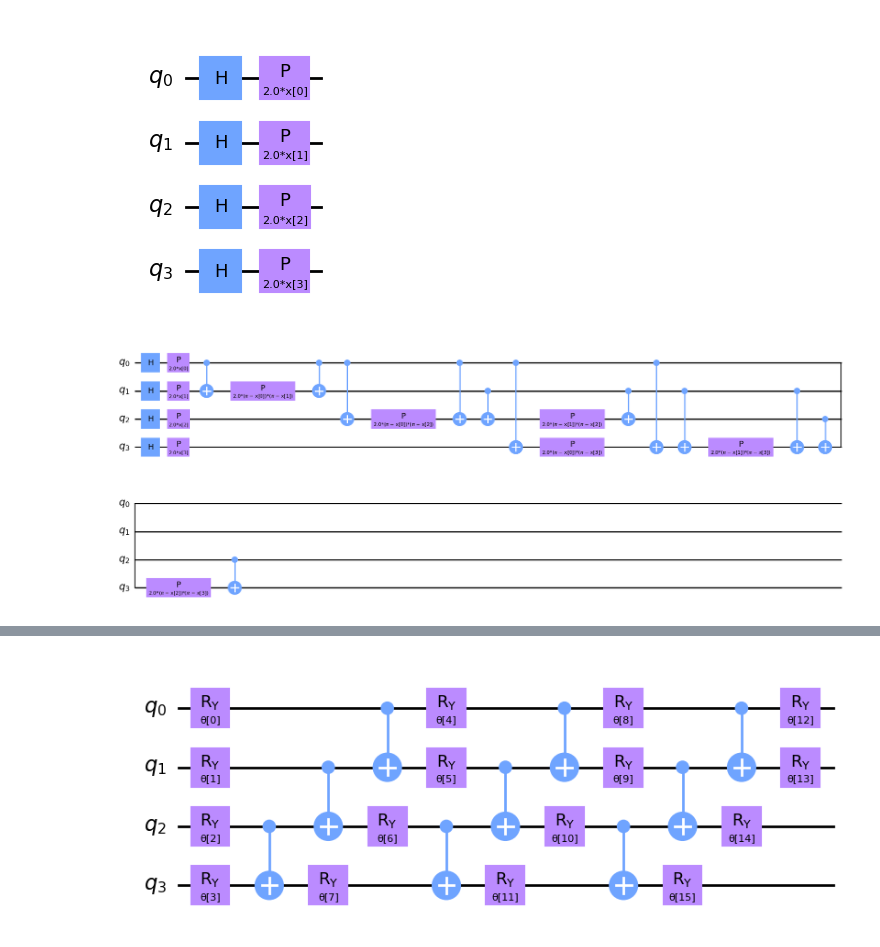
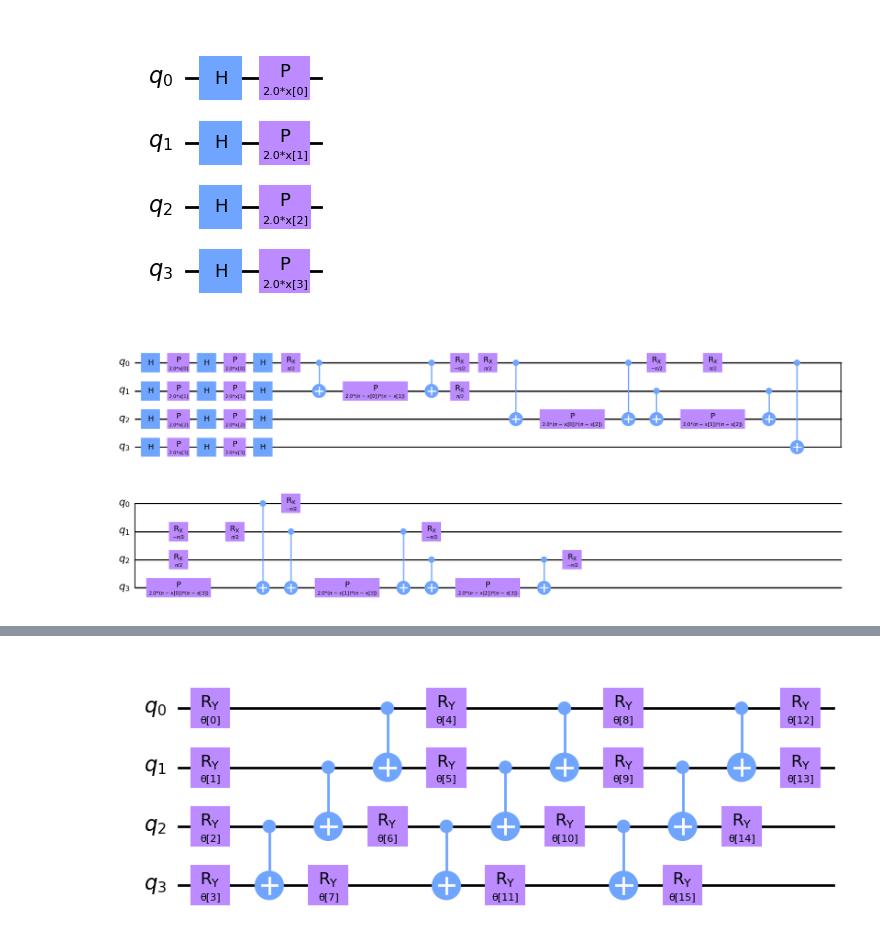
Before and after one commit to EdoardoZappia/Fraud-Detection-with-QML, a Jupyter notebook: qvc.ipynb, the cells around one changed output, grey strips where cells are left out. Drawn from its saved outputs; the diff is of its cells as text; code cells hidden in the pictures.

```diff
--- a/qvc.ipynb
+++ b/qvc.ipynb
@@ -130,7 +189,7 @@ Z.decompose().draw(output='mpl')
 # %% [output]
 [figure]
 # %%
-P = PauliFeatureMap(feature_dimension=4, reps=1)   # feature_dimension = num_features
+P = PauliFeatureMap(feature_dimension=4, reps=1, paulis=['Z','X','ZY'])   # feature_dimension = num_features
 P.decompose().draw(output='mpl')
 # %% [output]
-[figure, old version]
+[figure, new version]
```
Also changed, not shown: parts of 35 cells of this notebook, 2 other files.
